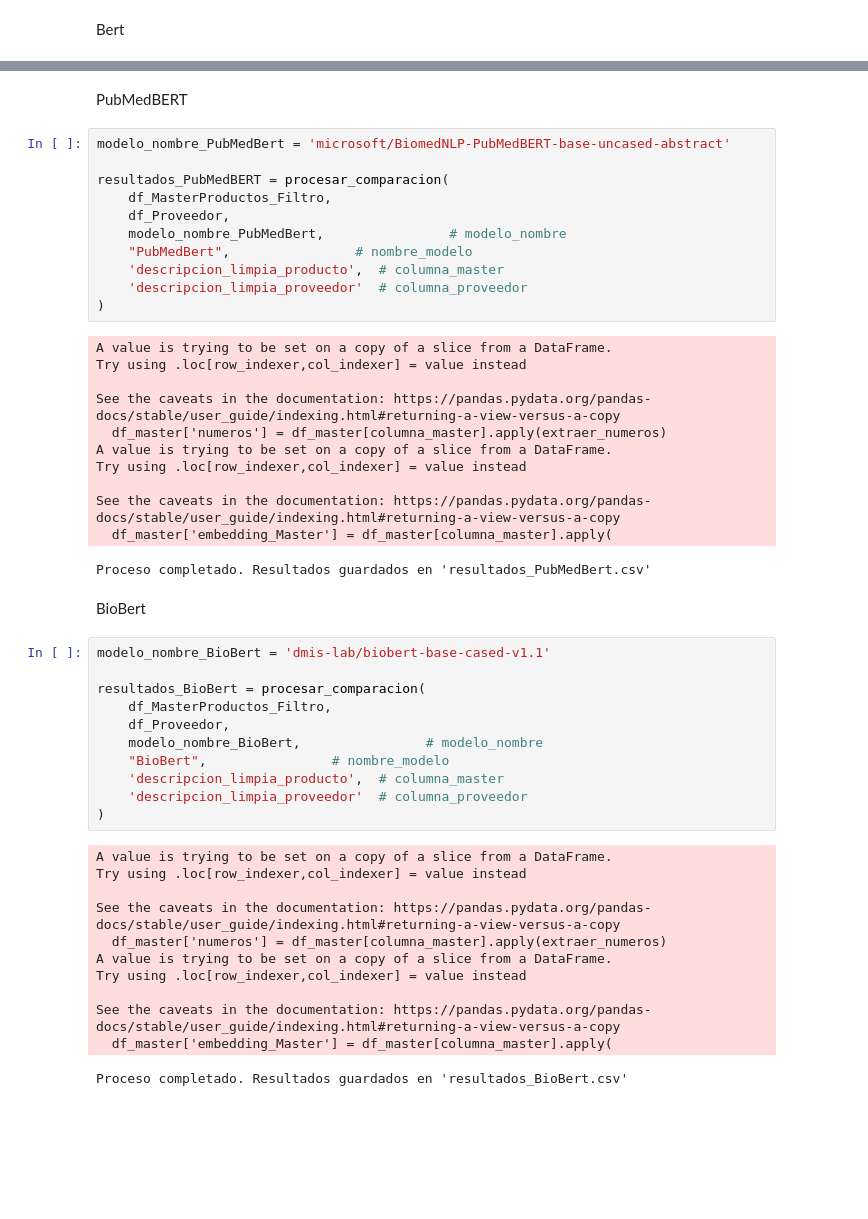
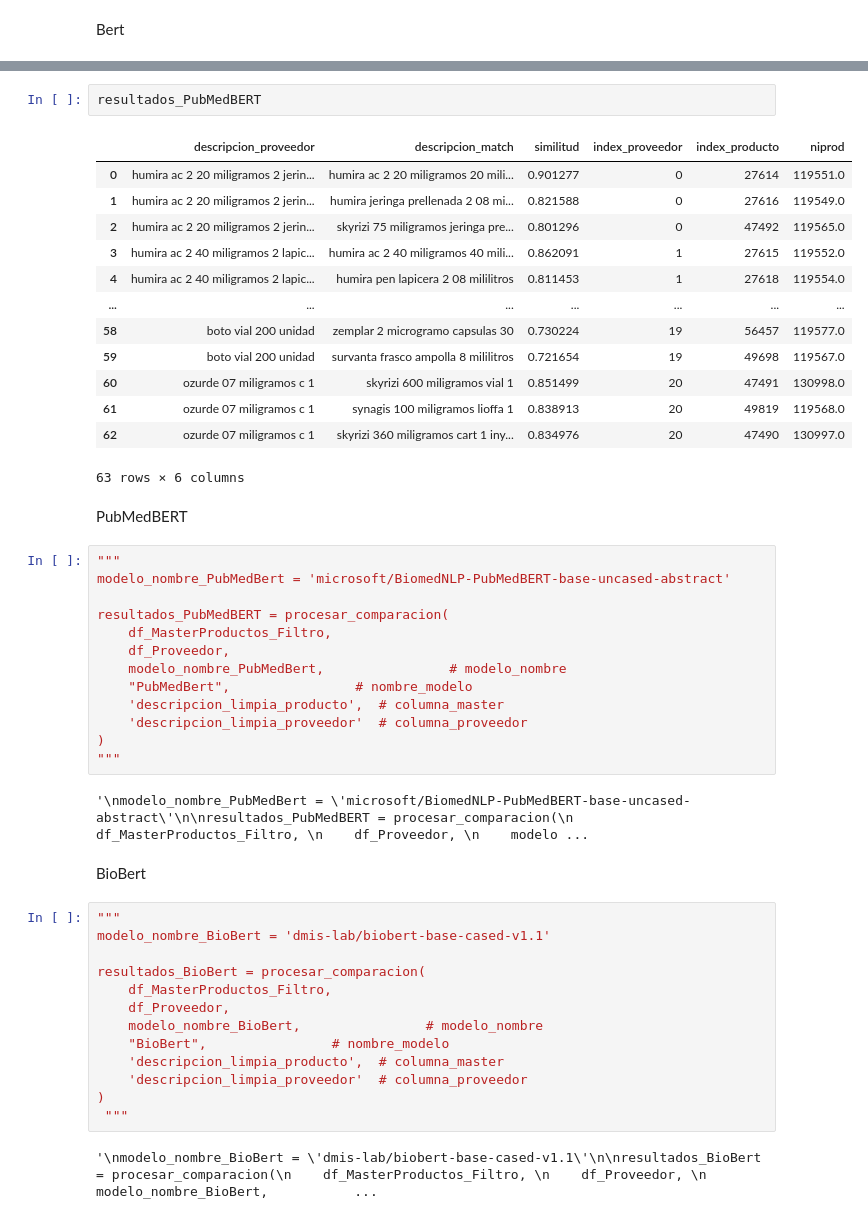
Before and after one commit to emmaSDNZ/digitalizacion_distriapp, a Jupyter notebook: backend/src/notebook/index.ipynb, the cells around one changed output, grey strips where cells are left out. Drawn from its saved outputs; the diff is of its cells as text; blank space fills up the shorter version.

Commit message:
columnas indexs y niprod

```diff
--- a/backend/src/notebook/index.ipynb
+++ b/backend/src/notebook/index.ipynb
@@ -327,6 +333,23 @@ Proceso completado. Resultados guardados en 'resultados_BERT.csv'
+# %%
+resultados_PubMedBERT
+# %% [output]
+|  | descripcion_proveedor | descripcion_match | similitud | index_proveedor | index_producto | niprod |
+| 0 | humira ac 2 20 miligramos 2 jerin... | humira ac 2 20 miligramos 20 mili... | 0.901277 | 0 | 27614 | 119551.0 |
+| 1 | humira ac 2 20 miligramos 2 jerin... | humira jeringa prellenada 2 08 mi... | 0.821588 | 0 | 27616 | 119549.0 |
+| 2 | humira ac 2 20 miligramos 2 jerin... | skyrizi 75 miligramos jeringa pre... | 0.801296 | 0 | 47492 | 119565.0 |
+| 3 | humira ac 2 40 miligramos 2 lapic... | humira ac 2 40 miligramos 40 mili... | 0.862091 | 1 | 27615 | 119552.0 |
+| 4 | humira ac 2 40 miligramos 2 lapic... | humira pen lapicera 2 08 mililitros | 0.811453 | 1 | 27618 | 119554.0 |
+| ... | ... | ... | ... | ... | ... | ... |
+| 58 | boto vial 200 unidad | zemplar 2 microgramo capsulas 30 | 0.730224 | 19 | 56457 | 119577.0 |
+| 59 | boto vial 200 unidad | survanta frasco ampolla 8 mililitros | 0.721654 | 19 | 49698 | 119567.0 |
+| 60 | ozurde 07 miligramos c 1 | skyrizi 600 miligramos vial 1 | 0.851499 | 20 | 47491 | 130998.0 |
+| 61 | ozurde 07 miligramos c 1 | synagis 100 miligramos lioffa 1 | 0.838913 | 20 | 49819 | 119568.0 |
+| 62 | ozurde 07 miligramos c 1 | skyrizi 360 miligramos cart 1 iny... | 0.834976 | 20 | 47490 | 130997.0 |
+63 rows × 6 columns
 # %% [markdown]
 PubMedBERT
 # %%
+"""
 modelo_nombre_PubMedBert = 'microsoft/BiomedNLP-PubMedBERT-base-uncased-abstract'
 
 resultados_PubMedBERT = procesar_comparacion(
@@ -337,21 +360,13 @@ resultados_PubMedBERT = procesar_comparacion(
     'descripcion_limpia_producto',  # columna_master
     'descripcion_limpia_proveedor'  # columna_proveedor
 )
+"""
 # %% [output]
-A value is trying to be set on a copy of a slice from a DataFrame.
-Try using .loc[row_indexer,col_indexer] = value instead
-
-See the caveats in the documentation: https://pandas.pydata.org/pandas-docs/stable/user_guide/indexing.html#returning-a-view-versus-a-copy
-  df_master['numeros'] = df_master[columna_master].apply(extraer_numeros)
-A value is trying to be set on a copy of a slice from a DataFrame.
-Try using .loc[row_indexer,col_indexer] = value instead
-
-See the caveats in the documentation: https://pandas.pydata.org/pandas-docs/stable/user_guide/indexing.html#returning-a-view-versus-a-copy
-  df_master['embedding_Master'] = df_master[columna_master].apply(
+'\nmodelo_nombre_PubMedBert = \'microsoft/BiomedNLP-PubMedBERT-base-uncased-abstract\'\n\nresultados_PubMedBERT = procesar_comparacion(\n    df_MasterProductos_Filtro, \n    df_Proveedor, \n    modelo ...
-Proceso completado. Resultados guardados en 'resultados_PubMedBert.csv'
 # %% [markdown]
 BioBert
 # %%
+"""
 modelo_nombre_BioBert = 'dmis-lab/biobert-base-cased-v1.1'
 
 resultados_BioBert = procesar_comparacion(
@@ -362,15 +377,6 @@ resultados_BioBert = procesar_comparacion(
     'descripcion_limpia_producto',  # columna_master
     'descripcion_limpia_proveedor'  # columna_proveedor
 )
+ """
 # %% [output]
-A value is trying to be set on a copy of a slice from a DataFrame.
-Try using .loc[row_indexer,col_indexer] = value instead
-
-See the caveats in the documentation: https://pandas.pydata.org/pandas-docs/stable/user_guide/indexing.html#returning-a-view-versus-a-copy
-  df_master['numeros'] = df_master[columna_master].apply(extraer_numeros)
-A value is trying to be set on a copy of a slice from a DataFrame.
-Try using .loc[row_indexer,col_indexer] = value instead
-
-See the caveats in the documentation: https://pandas.pydata.org/pandas-docs/stable/user_guide/indexing.html#returning-a-view-versus-a-copy
-  df_master['embedding_Master'] = df_master[columna_master].apply(
+'\nmodelo_nombre_BioBert = \'dmis-lab/biobert-base-cased-v1.1\'\n\nresultados_BioBert = procesar_comparacion(\n    df_MasterProductos_Filtro, \n    df_Proveedor, \n    modelo_nombre_BioBert,           ...
-Proceso completado. Resultados guardados en 'resultados_BioBert.csv'
```
Also changed, not shown: parts of 3 cells of this notebook, 7 other files.
